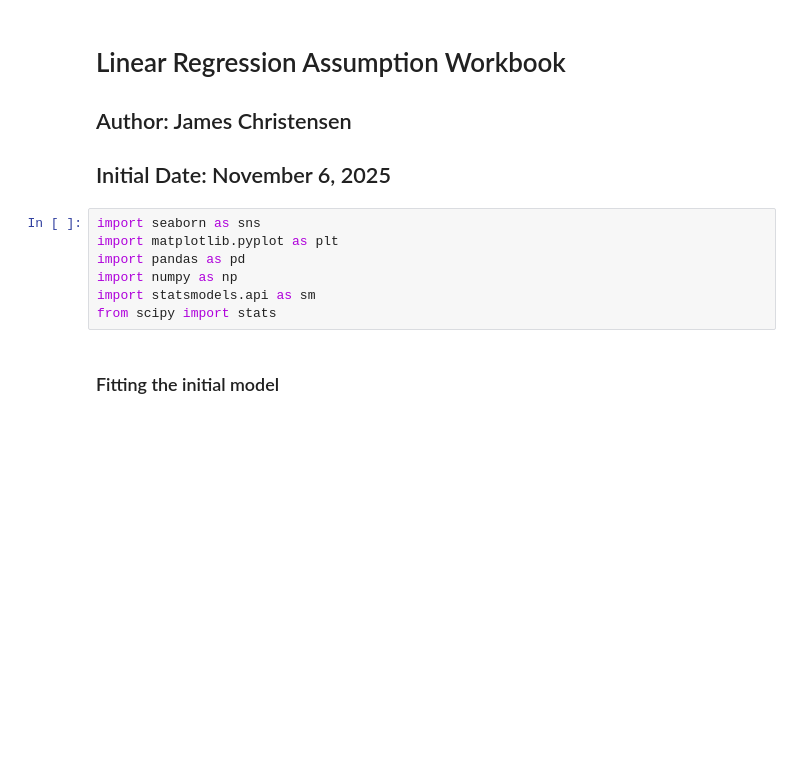
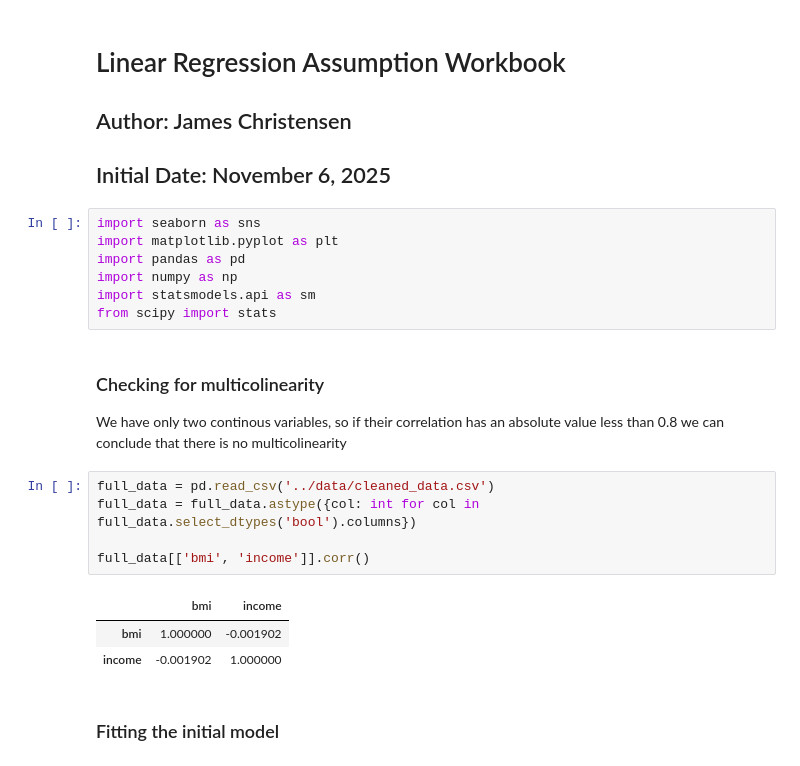
Before and after one commit to jmc8290/dataScienceFoundationsProject, a Jupyter notebook: workbooks/linearAssumptionsWorkbook.ipynb, the cells around one changed output. Cells and saved outputs as stored; diff of their text form; blank space fills up the shorter version.

```diff
--- a/workbooks/linearAssumptionsWorkbook.ipynb
+++ b/workbooks/linearAssumptionsWorkbook.ipynb
@@ -11,6 +11,19 @@ import pandas as pd
 import numpy as np
 import statsmodels.api as sm
 from scipy import stats
+# %% [markdown]
+### Checking for multicolinearity
+
+We have only two continous variables, so if their correlation has an absolute value less than 0.8 we can conclude that there is no multicolinearity
+# %%
+full_data = pd.read_csv('../data/cleaned_data.csv')
+full_data = full_data.astype({col: int for col in full_data.select_dtypes('bool').columns})
+
+full_data[['bmi', 'income']].corr()
+# %% [output]
+|  | bmi | income |
+| bmi | 1.000000 | -0.001902 |
+| income | -0.001902 | 1.000000 |
 # %% [markdown]
 ### Fitting the initial model
 # %%
```
Also changed, not shown: parts of 15 cells of this notebook, 1 other file.
